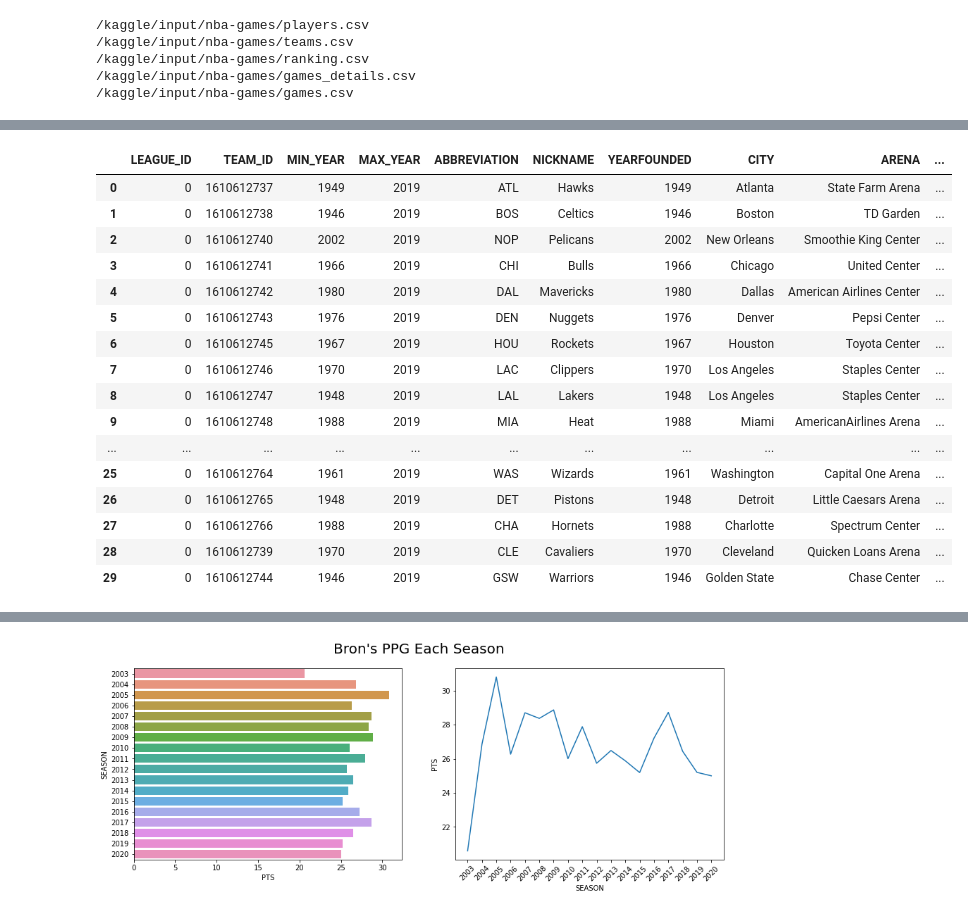
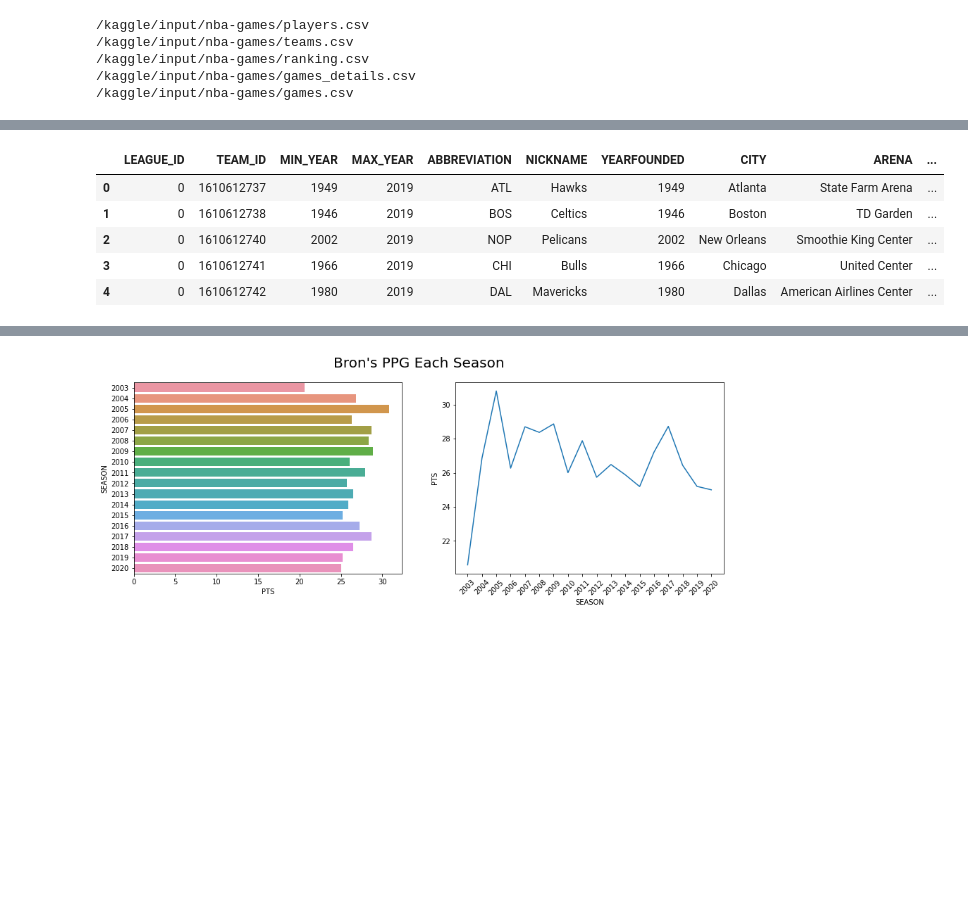
Before and after one commit to CodeSigma/Learn-Data-Science, a Jupyter notebook: lebron-s-absurd-stats.ipynb, the cells around one changed output, grey strips where cells are left out. Cells and saved outputs as stored; diff of their text form; code cells hidden in the pictures; blank space fills up the shorter version.

```diff
--- a/lebron-s-absurd-stats.ipynb
+++ b/lebron-s-absurd-stats.ipynb
@@ -63,21 +61,10 @@ games
 # %%
-teams
+teams.head()
 # %% [output]
 |  | LEAGUE_ID | TEAM_ID | MIN_YEAR | MAX_YEAR | ABBREVIATION | NICKNAME | YEARFOUNDED | CITY | ARENA | ... |
 | 0 | 0 | 1610612737 | 1949 | 2019 | ATL | Hawks | 1949 | Atlanta | State Farm Arena | ... |
 | 1 | 0 | 1610612738 | 1946 | 2019 | BOS | Celtics | 1946 | Boston | TD Garden | ... |
 | 2 | 0 | 1610612740 | 2002 | 2019 | NOP | Pelicans | 2002 | New Orleans | Smoothie King Center | ... |
 | 3 | 0 | 1610612741 | 1966 | 2019 | CHI | Bulls | 1966 | Chicago | United Center | ... |
 | 4 | 0 | 1610612742 | 1980 | 2019 | DAL | Mavericks | 1980 | Dallas | American Airlines Center | ... |
-| 5 | 0 | 1610612743 | 1976 | 2019 | DEN | Nuggets | 1976 | Denver | Pepsi Center | ... |
-| 6 | 0 | 1610612745 | 1967 | 2019 | HOU | Rockets | 1967 | Houston | Toyota Center | ... |
-| 7 | 0 | 1610612746 | 1970 | 2019 | LAC | Clippers | 1970 | Los Angeles | Staples Center | ... |
-| 8 | 0 | 1610612747 | 1948 | 2019 | LAL | Lakers | 1948 | Los Angeles | Staples Center | ... |
-| 9 | 0 | 1610612748 | 1988 | 2019 | MIA | Heat | 1988 | Miami | AmericanAirlines Arena | ... |
-| ... | ... | ... | ... | ... | ... | ... | ... | ... | ... | ... |
-| 25 | 0 | 1610612764 | 1961 | 2019 | WAS | Wizards | 1961 | Washington | Capital One Arena | ... |
-| 26 | 0 | 1610612765 | 1948 | 2019 | DET | Pistons | 1948 | Detroit | Little Caesars Arena | ... |
-| 27 | 0 | 1610612766 | 1988 | 2019 | CHA | Hornets | 1988 | Charlotte | Spectrum Center | ... |
-| 28 | 0 | 1610612739 | 1970 | 2019 | CLE | Cavaliers | 1970 | Cleveland | Quicken Loans Arena | ... |
-| 29 | 0 | 1610612744 | 1946 | 2019 | GSW | Warriors | 1946 | Golden State | Chase Center | ... |
 # %%
```
Also changed, not shown: parts of 26 cells of this notebook.
